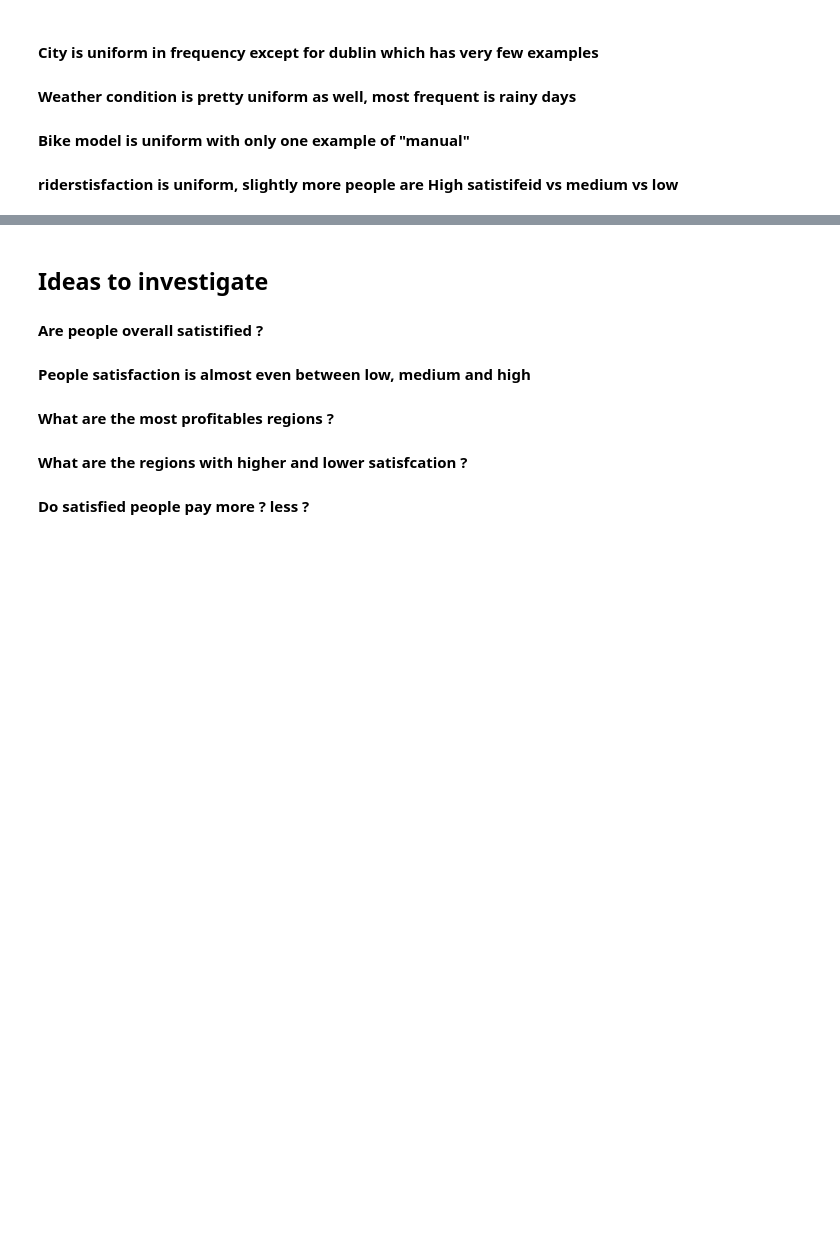
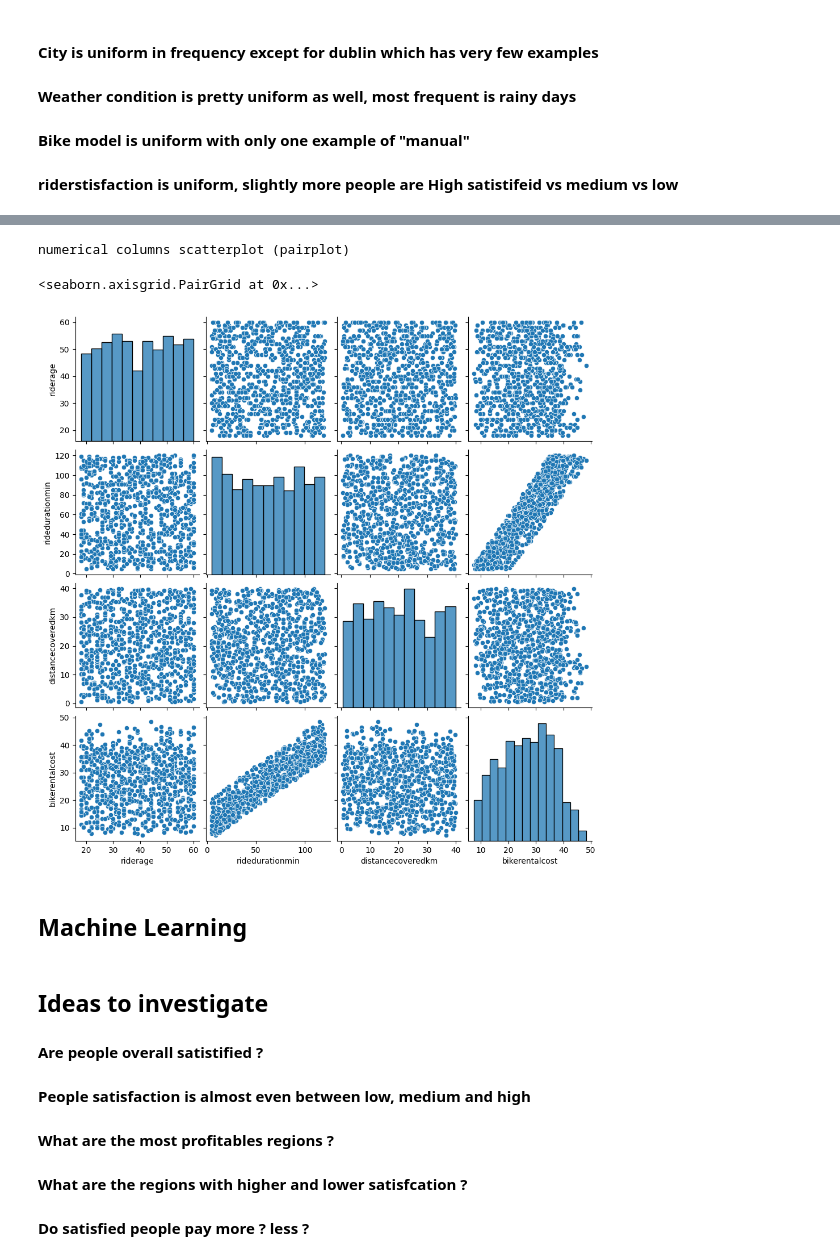
Before and after one commit to berstearns/garbage_collector, a Jupyter notebook: CCT/ml/CA2/CA2-ml.ipynb, the cells around one changed output, grey strips where cells are left out. Cells and saved outputs as stored; diff of their text form; code cells hidden in the pictures; blank space fills up the shorter version.

```diff
--- a/CCT/ml/CA2/CA2-ml.ipynb
+++ b/CCT/ml/CA2/CA2-ml.ipynb
@@ -208,0 +213,4 @@ for column in categorical_columns:
+# %%
+# Droping the only row which contains bikemodel == "manual"
+# using example https://stackoverflow.com/questions/18172851/deleting-dataframe-row-in-pandas-based-on-column-value
+cleaned_df = cleaned_df[ cleaned_df["bikemodel"] != "Manual" ]
@@ -209,3 +226,11 @@ for column in categorical_columns:
+# %%
+(cleaned_df[numeric_columns])
+# %% [output]
+numerical columns scatterplot (pairplot)
+<seaborn.axisgrid.PairGrid at 0x...>
+[figure, added]
+# %% [markdown]
+## Machine Learning
 # %% [markdown]
 ## Ideas to investigate
 #### Are people overall satistified ?
```
Also changed, not shown: parts of 20 cells of this notebook, 14 other files.
